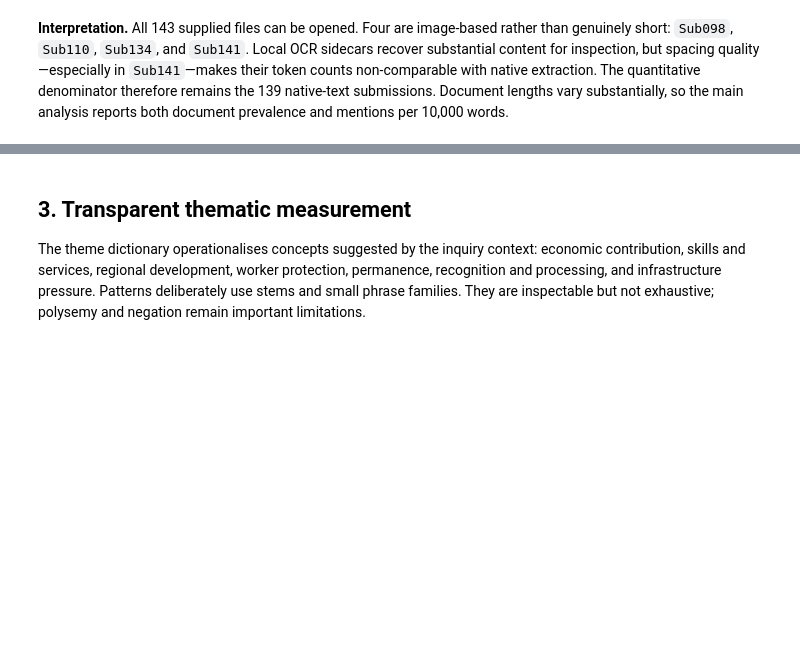
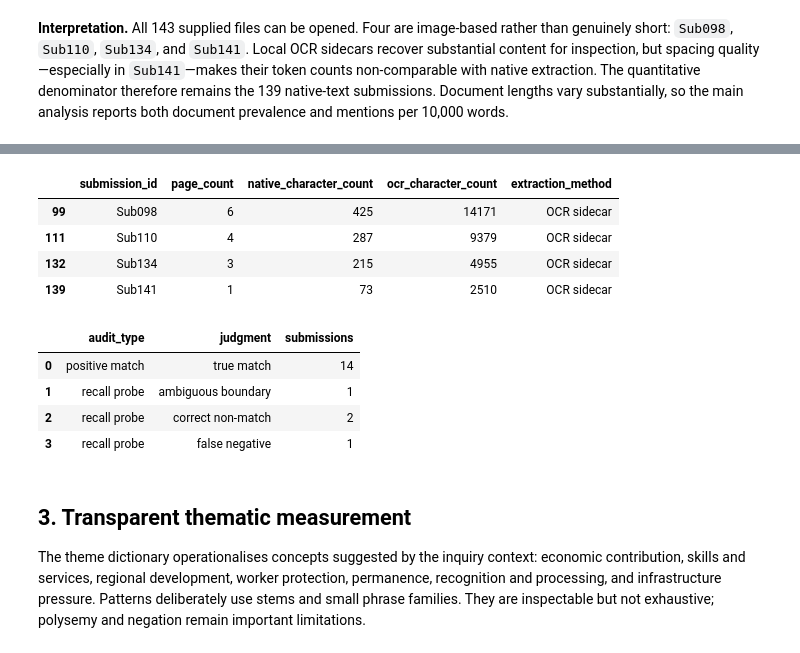
Before and after one commit to tuannm3812/uts-mdsi, a Jupyter notebook: llm-wiki/02-subjects/36118-applied-natural-language-processing/assignments/current-2026/at1/notebooks/1_skilled_migration_text_analysis.ipynb, the cells around one changed output, grey strips where cells are left out. Cells and saved outputs as stored; diff of their text form; code cells hidden in the pictures; blank space fills up the shorter version.

Commit message:
feat(36118): add AT1 evidence validation
Surface OCR recovery and the 18-submission audit in the notebook, then connect the strongest theme relationships to page-verified source excerpts.

```diff
--- a/llm-wiki/02-subjects/36118-applied-natural-language-processing/assignments/current-2026/at1/notebooks/1_skilled_migration_text_analysis.ipynb
+++ b/llm-wiki/02-subjects/36118-applied-natural-language-processing/assignments/current-2026/at1/notebooks/1_skilled_migration_text_analysis.ipynb
@@ -27,6 +27,7 @@ DATA_RELATIVE_PATH = Path(
     "data/submissions-skilled-migration/submissions_Skilledmigration"
 )
 OCR_RELATIVE_PATH = Path("data/ocr_text")
+VALIDATION_RELATIVE_PATH = Path("validation")
 
 THEME_PATTERNS = {
     "Economic contribution": [
@@ -147,6 +148,7 @@ def extract_pdf(path: Path) -> dict[str, object]:
 PROJECT_ROOT = find_project_root(Path.cwd(), DATA_RELATIVE_PATH)
 DATA_DIR = PROJECT_ROOT / DATA_RELATIVE_PATH
 OCR_DIR = PROJECT_ROOT / OCR_RELATIVE_PATH
+VALIDATION_DIR = PROJECT_ROOT / VALIDATION_RELATIVE_PATH
 pdf_paths = sorted(DATA_DIR.glob("*.pdf"), key=submission_sort_key)
 
 assert len(pdf_paths) == EXPECTED_PDF_COUNT, (
@@ -221,3 +227,35 @@ plt.show()
+# %%
+ocr_evidence = documents.loc[
+    documents["extraction_method"] == "OCR sidecar",
+    [
+        "submission_id", "page_count", "native_character_count",
+        "character_count", "extraction_method",
+    ],
+].rename(columns={"character_count": "ocr_character_count"})
+display(ocr_evidence)
+
+validation_audit = pd.read_csv(
+    VALIDATION_DIR / "theme_validation_audit.csv"
+)
+validation_summary = (
+    validation_audit.groupby(["audit_type", "judgment"])
+    .size()
+    .rename("submissions")
+    .reset_index()
+)
+display(validation_summary)
+assert validation_audit["submission_id"].nunique() == 18
+# %% [output]
+|  | submission_id | page_count | native_character_count | ocr_character_count | extraction_method |
+| 99 | Sub098 | 6 | 425 | 14171 | OCR sidecar |
+| 111 | Sub110 | 4 | 287 | 9379 | OCR sidecar |
+| 132 | Sub134 | 3 | 215 | 4955 | OCR sidecar |
+| 139 | Sub141 | 1 | 73 | 2510 | OCR sidecar |
+|  | audit_type | judgment | submissions |
+| 0 | positive match | true match | 14 |
+| 1 | recall probe | ambiguous boundary | 1 |
+| 2 | recall probe | correct non-match | 2 |
+| 3 | recall probe | false negative | 1 |
 # %% [markdown]
 ## 3. Transparent thematic measurement
 
```
Also changed, not shown: parts of 5 cells of this notebook, 4 other files.
